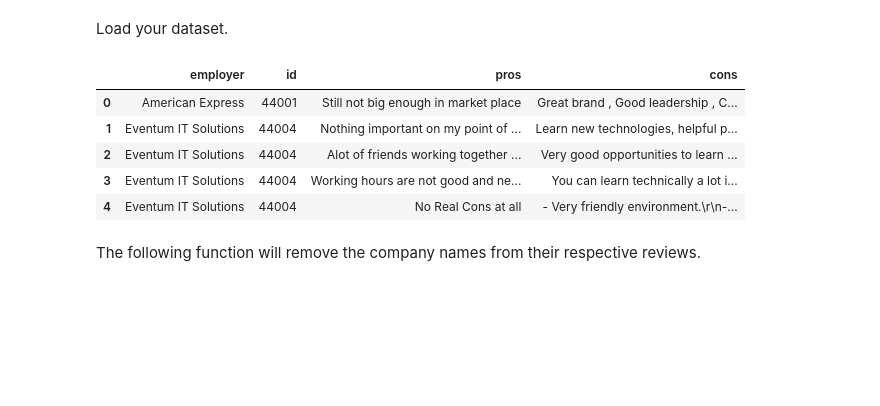
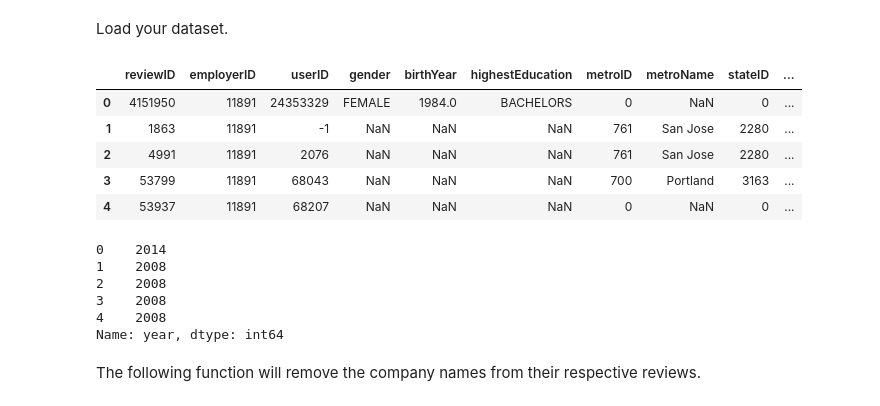
Before and after one commit to ramonprz01/koolture, a Jupyter notebook: testing/testing02parallel.ipynb, the cells around one changed output. Drawn from its saved outputs; the diff is of its cells as text; code cells hidden in the pictures; blank space fills up the shorter version.

```diff
--- a/testing/testing02parallel.ipynb
+++ b/testing/testing02parallel.ipynb
@@ -18,15 +27,26 @@ pd.set_option('display.max_rows', None)
 # %% [markdown]
 Load your dataset.
 # %%
-df = pd.read_csv('clean_gs.csv')
+df = pd.read_csv('netflix.csv', parse_dates=True)
 df.head()
 # %% [output]
-|  | employer | id | pros | cons |
-| 0 | American Express | 44001 | Still not big enough in market place | Great brand , Good leadership , C... |
-| 1 | Eventum IT Solutions | 44004 | Nothing important on my point of ... | Learn new technologies, helpful p... |
-| 2 | Eventum IT Solutions | 44004 | Alot of friends working together ... | Very good opportunities to learn ... |
-| 3 | Eventum IT Solutions | 44004 | Working hours are not good and ne... | You can learn technically a lot i... |
-| 4 | Eventum IT Solutions | 44004 | No Real Cons at all | - Very friendly environment.\r\n-... |
+|  | reviewID | employerID | userID | gender | birthYear | highestEducation | metroID | metroName | stateID | ... |
+| 0 | 4151950 | 11891 | 24353329 | FEMALE | 1984.0 | BACHELORS | 0 | NaN | 0 | ... |
+| 1 | 1863 | 11891 | -1 | NaN | NaN | NaN | 761 | San Jose | 2280 | ... |
+| 2 | 4991 | 11891 | 2076 | NaN | NaN | NaN | 761 | San Jose | 2280 | ... |
+| 3 | 53799 | 11891 | 68043 | NaN | NaN | NaN | 700 | Portland | 3163 | ... |
+| 4 | 53937 | 11891 | 68207 | NaN | NaN | NaN | 0 | NaN | 0 | ... |
+# %%
+df['reviewDateTime'] = pd.to_datetime(df['reviewDateTime'])
+df['year'] = df['reviewDateTime'].dt.year
+df['year'].head()
+# %% [output]
+0    2014
+1    2008
+2    2008
+3    2008
+4    2008
+Name: year, dtype: int64
 # %% [markdown]
 The following function will remove the company names from their respective reviews.
 # %%
```
Also changed, not shown: parts of 26 cells of this notebook, 18 other files.
